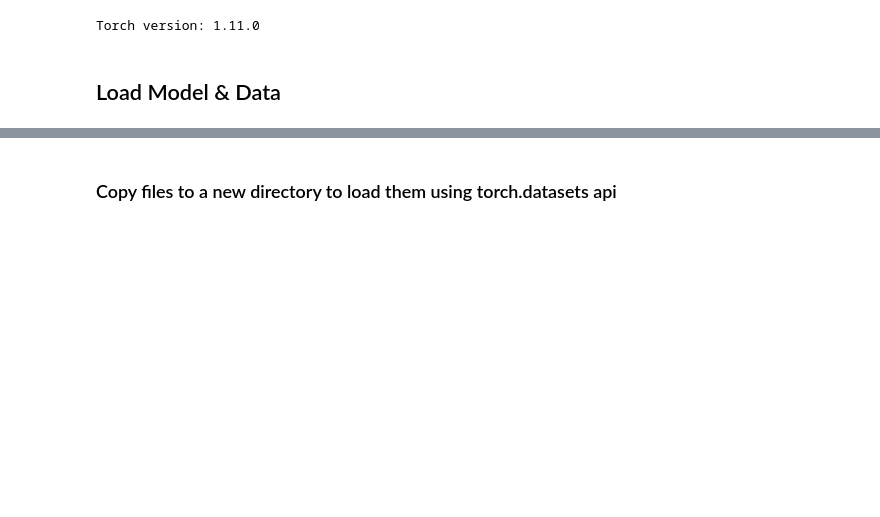
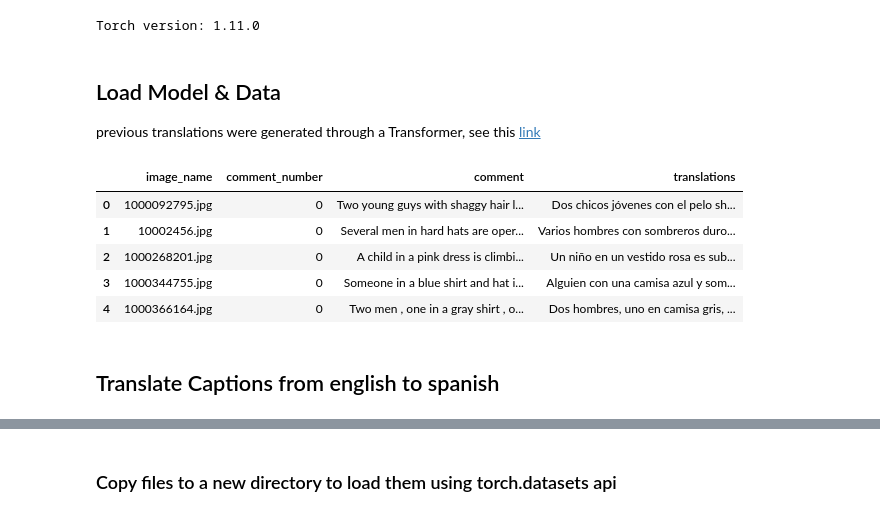
Before and after one commit to statscol/clip-fine-tuning, a Jupyter notebook: clip-fine-tuning.ipynb, the cells around one changed output, grey strips where cells are left out. Cells and saved outputs as stored; diff of their text form; code cells hidden in the pictures; blank space fills up the shorter version.

```diff
--- a/clip-fine-tuning.ipynb
+++ b/clip-fine-tuning.ipynb
@@ -46,5 +46,20 @@ from PIL import Image
 print("Torch version:", torch.__version__)
 # %% [output]
 Torch version: 1.11.0
-# %% [markdown]
-## Load Model & Data
+# %% [markdown]
+## Load Model & Data
+
+previous translations were generated through a Transformer, see this [link](https://github.com/statscol/clip-fine-tuning)
+# %%
+## Get labels
+from pathlib import Path
+import pandas as pd
+labels=pd.read_csv("https://github.com/statscol/clip-fine-tuning/raw/main/data/results.csv",sep="|")
+labels.head()
+# %% [output]
+|  | image_name | comment_number | comment | translations |
+| 0 | 1000092795.jpg | 0 | Two young guys with shaggy hair l... | Dos chicos jóvenes con el pelo sh... |
+| 1 | 10002456.jpg | 0 | Several men in hard hats are oper... | Varios hombres con sombreros duro... |
+| 2 | 1000268201.jpg | 0 | A child in a pink dress is climbi... | Un niño en un vestido rosa es sub... |
+| 3 | 1000344755.jpg | 0 | Someone in a blue shirt and hat i... | Alguien con una camisa azul y som... |
+| 4 | 1000366164.jpg | 0 | Two men , one in a gray shirt , o... | Dos hombres, uno en camisa gris, ... |
@@ -50,0 +69,2 @@ Torch version: 1.11.0
+# %% [markdown]
+## Translate Captions from english to spanish
```
Also changed, not shown: parts of 13 cells of this notebook, 1 other file.
